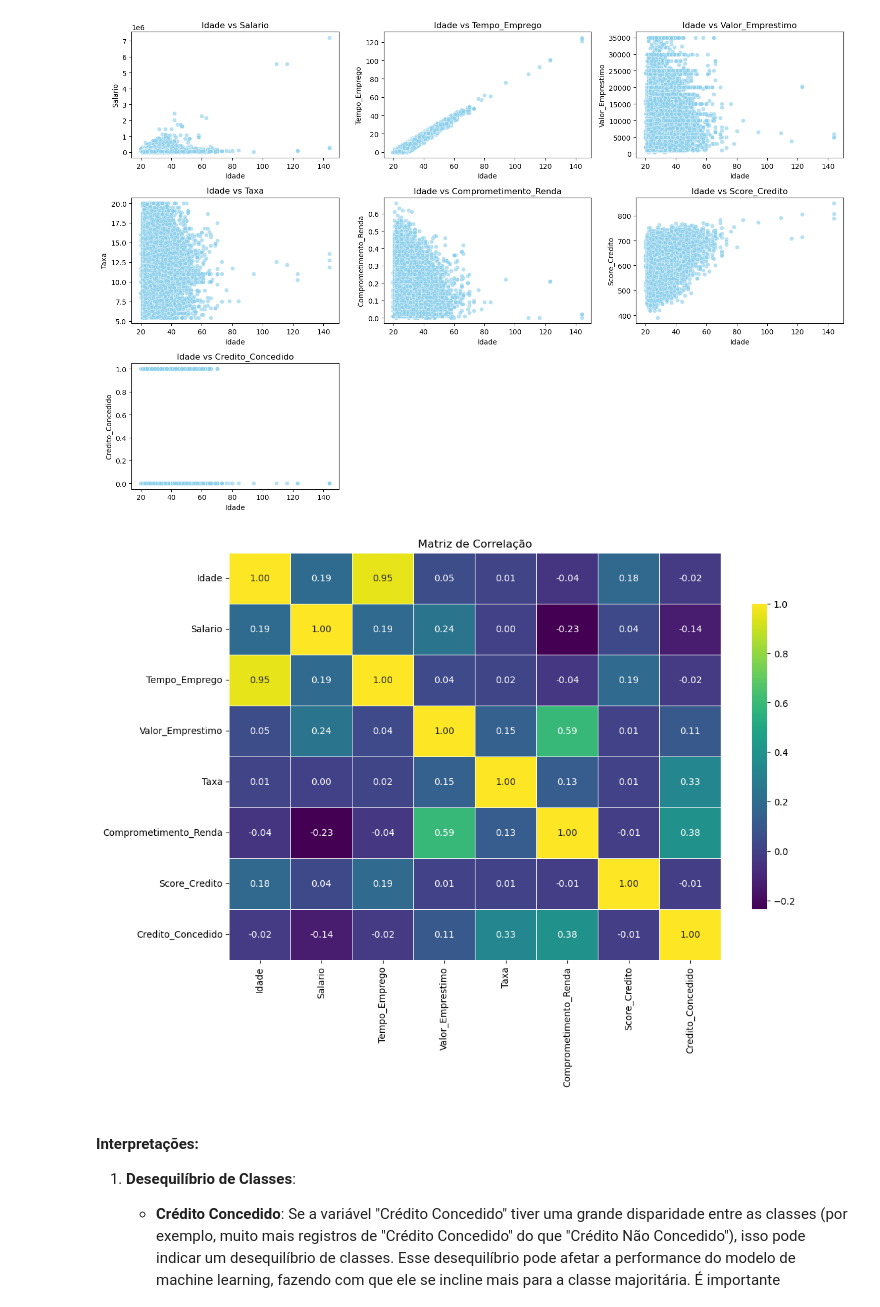
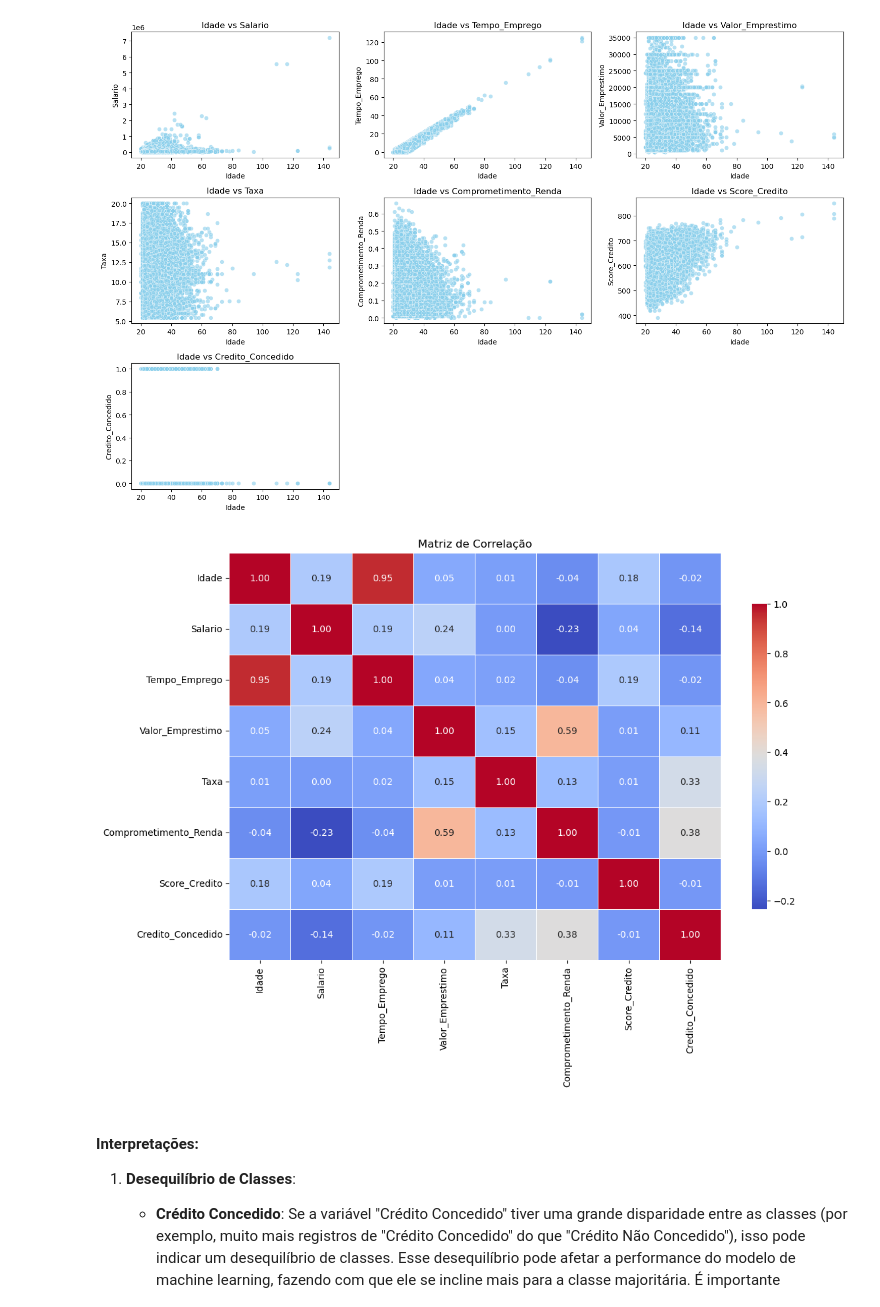
Before and after one commit to beatrizalmeidaf/credit-scoring-ml-classification, a Jupyter notebook: main.ipynb, the cells around one changed output. Drawn from its saved outputs; the diff is of its cells as text; code cells hidden in the pictures.

```diff
--- a/main.ipynb
+++ b/main.ipynb
@@ -180,12 +181,12 @@ if num_pairs > 1:
 # %%
 plt.figure(figsize=(12, 8))
 
 corr = data.corr(numeric_only=True)
-sns.heatmap(corr, cmap='viridis', annot=True, fmt=".2f", linewidths=0.5, cbar_kws={'shrink': 0.75})
+sns.heatmap(corr, cmap='coolwarm', annot=True, fmt=".2f", linewidths=0.5, cbar_kws={'shrink': 0.75})
 plt.title('Matriz de Correlação')
 plt.show()
 # %% [output]
-[figure, old version]
+[figure, new version]
 # %% [markdown]
 #### Interpretações:
 
```
Also changed, not shown: parts of 10 cells of this notebook.
